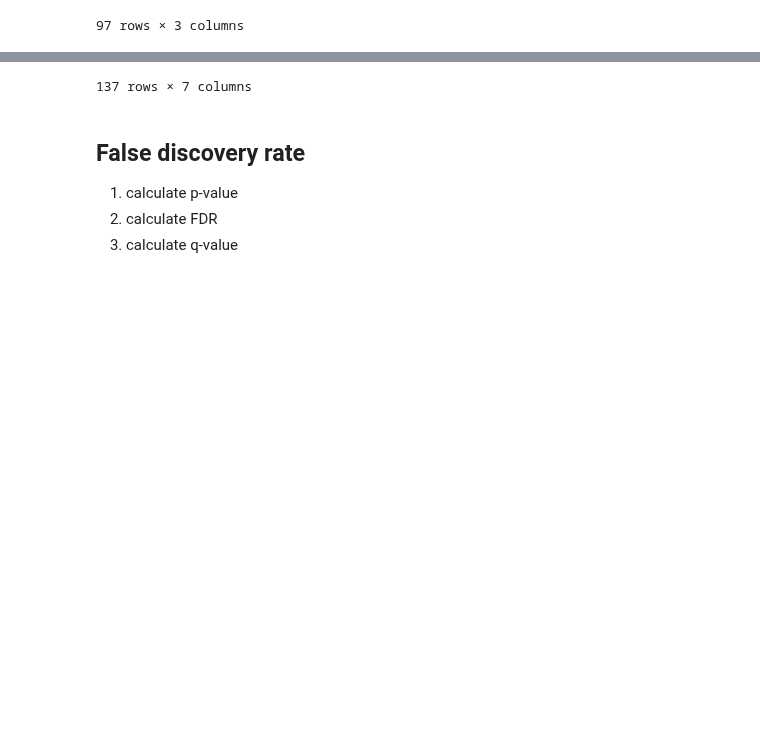
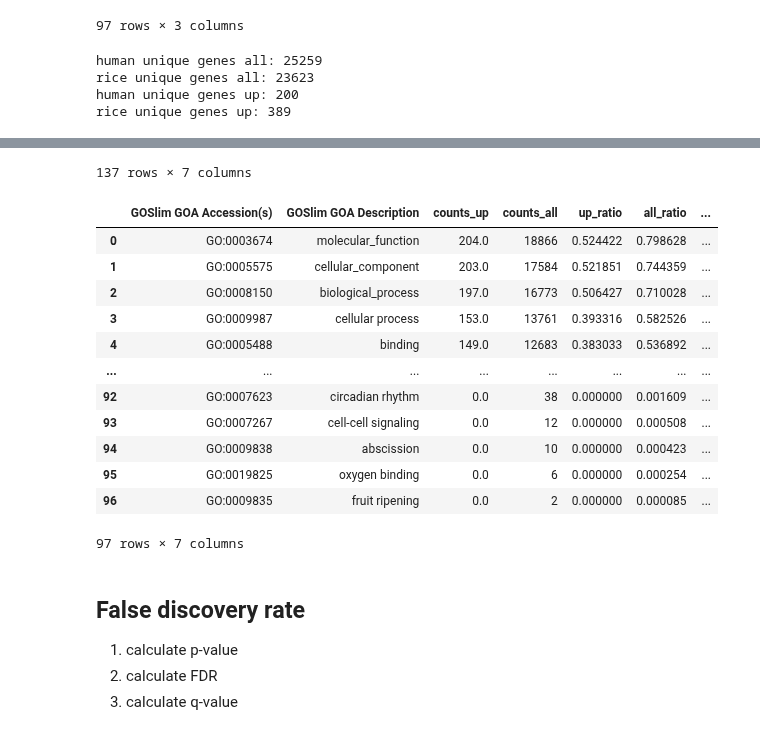
Before and after one commit to yonezawa-sora/pycircos_comaparative_species, a Jupyter notebook: goslim_enrichment/goslim_enrichment.ipynb, the cells around one changed output, grey strips where cells are left out. Cells and saved outputs as stored; diff of their text form; code cells hidden in the pictures; blank space fills up the shorter version.

```diff
--- a/goslim_enrichment/goslim_enrichment.ipynb
+++ b/goslim_enrichment/goslim_enrichment.ipynb
@@ -165,38 +165,77 @@ rice_unique_genes_all = rice_goslim_all['Gene stable ID'].nunique()
 # 抽出した遺伝子数を取得
 human_unique_genes_up = pd.read_csv('../data/human_annotation/human_position_up.tsv', sep='\t')['Gene stable ID'].nunique()
 rice_unique_genes_up = pd.read_csv('../data/rice_annotation/rice_position_up.tsv', sep='\t')['Gene stable ID'].nunique()
+
+print(f'human unique genes all: {human_unique_genes_all}')
+print(f'rice unique genes all: {rice_unique_genes_all}')
+print(f'human unique genes up: {human_unique_genes_up}')
+print(f'rice unique genes up: {rice_unique_genes_up}')
+# %% [output]
+human unique genes all: 25259
+rice unique genes all: 23623
+human unique genes up: 200
+rice unique genes up: 389
 # %%
-def fold_enrichment(df_goslim_up_counts, df_goslim_all_counts, unique_genes_up, unique_genes_all):
+def fold_enrichment(df_goslim_up_counts, df_goslim_all_counts, unique_genes_up, unique_genes_all, file_name: str):
+    """_summary_
+    Args:
+        df_goslim_up_counts (dataframe): _description_
+        df_goslim_all_counts (dataframe): _description_
+        unique_genes_up (dataframe): _description_
+        unique_genes_all (dataframe): _description_
+        file_name (str): _description_
 
+    Returns:
+        dataframe : _description_
+    """
     merged_df = pd.merge(df_goslim_up_counts,
                          df_goslim_all_counts,
                          on=['GOSlim GOA Accession(s)', 'GOSlim GOA Description'],
                          how='right', # if there is no match, fill with NaN or 0
                          suffixes=('_up', '_all'))
 
     merged_df['counts_up'] = merged_df['counts_up'].fillna(0)
     merged_df['counts_all'] = merged_df['counts_all'].fillna(0)
     merged_df['up_ratio'] = merged_df['counts_up'] / unique_genes_up
     merged_df['all_ratio'] = merged_df['counts_all'] / unique_genes_all
+    merged_df['fold_enrichment'] = merged_df['up_ratio'] / merged_df['all_ratio']
+    merged_df.replace([np.inf, -np.inf], np.nan, inplace=True) # inf -> nan
+    results_directory = './goslim_fold_enrichment'
+    os.makedirs(results_directory, exist_ok=True)
+    merged_df.to_csv(f'{results_directory}/{file_name}', sep='\t', index=False)
 
-    merged_df['fold_enrichment'] = merged_df['up_ratio'] / merged_df['all_ratio']
-    merged_df.replace([np.inf, -np.inf], np.nan, inplace=True)
     return merged_df
 
 
-human_goslim_enrichment = fold_enrichment(human_goslim_up_counts, human_goslim_all_counts, human_unique_genes_up, human_unique_genes_all)
+human_goslim_enrichment = fold_enrichment(human_goslim_up_counts, human_goslim_all_counts, human_unique_genes_up, human_unique_genes_all, 'human_goslim_enrichment.tsv')
+rice_goslim_enrichment = fold_enrichment(rice_goslim_up_counts, rice_goslim_all_counts, rice_unique_genes_up, rice_unique_genes_all, 'rice_goslim_enrichment.tsv')
+
 display(human_goslim_enrichment)
+display(rice_goslim_enrichment)
 # %% [output]
 |  | GOSlim GOA Accession(s) | GOSlim GOA Description | counts_up | counts_all | up_ratio | all_ratio | ... |
 | 0 | GO:0043226 | organelle | 128.0 | 18493 | 0.640 | 0.732135 | ... |
 | 1 | GO:0005634 | nucleus | 71.0 | 11009 | 0.355 | 0.435845 | ... |
 | 2 | GO:0023052 | signaling | 68.0 | 7321 | 0.340 | 0.289837 | ... |
 | 3 | GO:0005886 | plasma membrane | 52.0 | 6799 | 0.260 | 0.269171 | ... |
 | 4 | GO:0003824 | catalytic activity | 47.0 | 6372 | 0.235 | 0.252267 | ... |
 | ... | ... | ... | ... | ... | ... | ... | ... |
 | 132 | GO:0071941 | nitrogen cycle metabolic process | 0.0 | 13 | 0.000 | 0.000515 | ... |
 | 133 | GO:0031386 | protein tag | 2.0 | 13 | 0.010 | 0.000515 | ... |
 | 134 | GO:0120274 | virus coreceptor activity | 0.0 | 1 | 0.000 | 0.000040 | ... |
 | 135 | GO:0007568 | aging | 0.0 | 1 | 0.000 | 0.000040 | ... |
 | 136 | GO:0071554 | cell wall organization or biogenesis | 0.0 | 1 | 0.000 | 0.000040 | ... |
 137 rows × 7 columns
+|  | GOSlim GOA Accession(s) | GOSlim GOA Description | counts_up | counts_all | up_ratio | all_ratio | ... |
+| 0 | GO:0003674 | molecular_function | 204.0 | 18866 | 0.524422 | 0.798628 | ... |
+| 1 | GO:0005575 | cellular_component | 203.0 | 17584 | 0.521851 | 0.744359 | ... |
+| 2 | GO:0008150 | biological_process | 197.0 | 16773 | 0.506427 | 0.710028 | ... |
+| 3 | GO:0009987 | cellular process | 153.0 | 13761 | 0.393316 | 0.582526 | ... |
+| 4 | GO:0005488 | binding | 149.0 | 12683 | 0.383033 | 0.536892 | ... |
+| ... | ... | ... | ... | ... | ... | ... | ... |
+| 92 | GO:0007623 | circadian rhythm | 0.0 | 38 | 0.000000 | 0.001609 | ... |
+| 93 | GO:0007267 | cell-cell signaling | 0.0 | 12 | 0.000000 | 0.000508 | ... |
+| 94 | GO:0009838 | abscission | 0.0 | 10 | 0.000000 | 0.000423 | ... |
+| 95 | GO:0019825 | oxygen binding | 0.0 | 6 | 0.000000 | 0.000254 | ... |
+| 96 | GO:0009835 | fruit ripening | 0.0 | 2 | 0.000000 | 0.000085 | ... |
+97 rows × 7 columns
```
Also changed, not shown: parts of 7 cells of this notebook, 14 other files.
